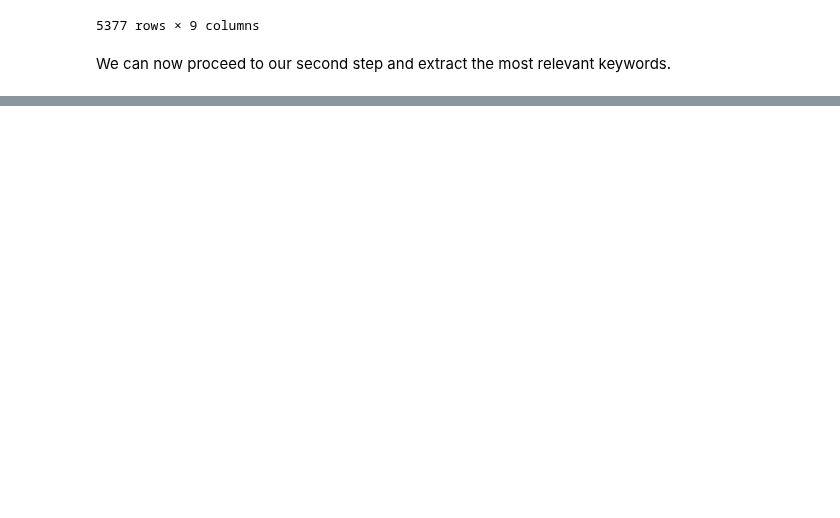
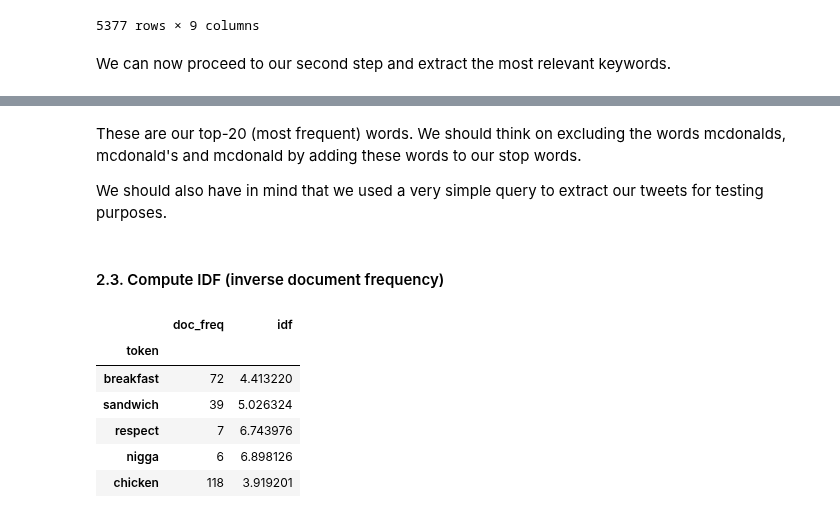
Before and after one commit to polltter/share, a Jupyter notebook: notebooks/kw_extraction.ipynb, the cells around one changed output, grey strips where cells are left out. Cells and saved outputs as stored; diff of their text form; code cells hidden in the pictures; blank space fills up the shorter version.

```diff
--- a/notebooks/kw_extraction.ipynb
+++ b/notebooks/kw_extraction.ipynb
@@ -300,0 +300,6 @@ We should also have in mind that we used a very simple query to extract our twee
+# %% [markdown]
+These are our top-20 (most frequent) words. We should think on excluding the words mcdonalds, mcdonald's and mcdonald by adding these words to our stop words.
+
+We should also have in mind that we used a very simple query to extract our tweets for testing purposes.
+# %% [markdown]
+#### 2.3. Compute IDF (inverse document frequency)
@@ -300,0 +324,12 @@ We should also have in mind that we used a very simple query to extract our twee
+# %%
+df_idf = compute_idf(df_en)
+
+df_idf.head()
+# %% [output]
+|  | doc_freq | idf |
+| token |  |  |
+| breakfast | 72 | 4.413220 |
+| sandwich | 39 | 5.026324 |
+| respect | 7 | 6.743976 |
+| nigga | 6 | 6.898126 |
+| chicken | 118 | 3.919201 |
```
Also changed, not shown: parts of 29 cells of this notebook.
